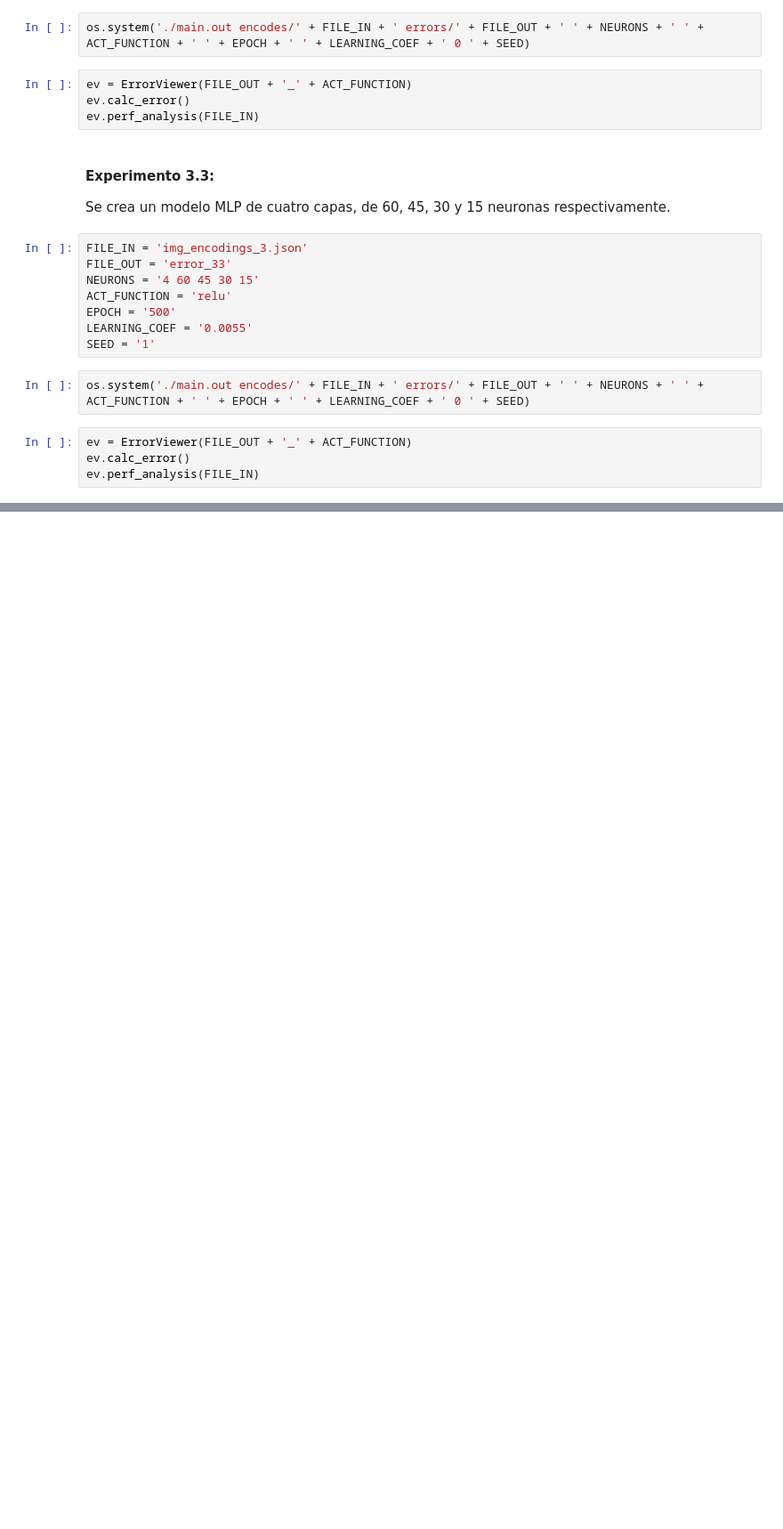
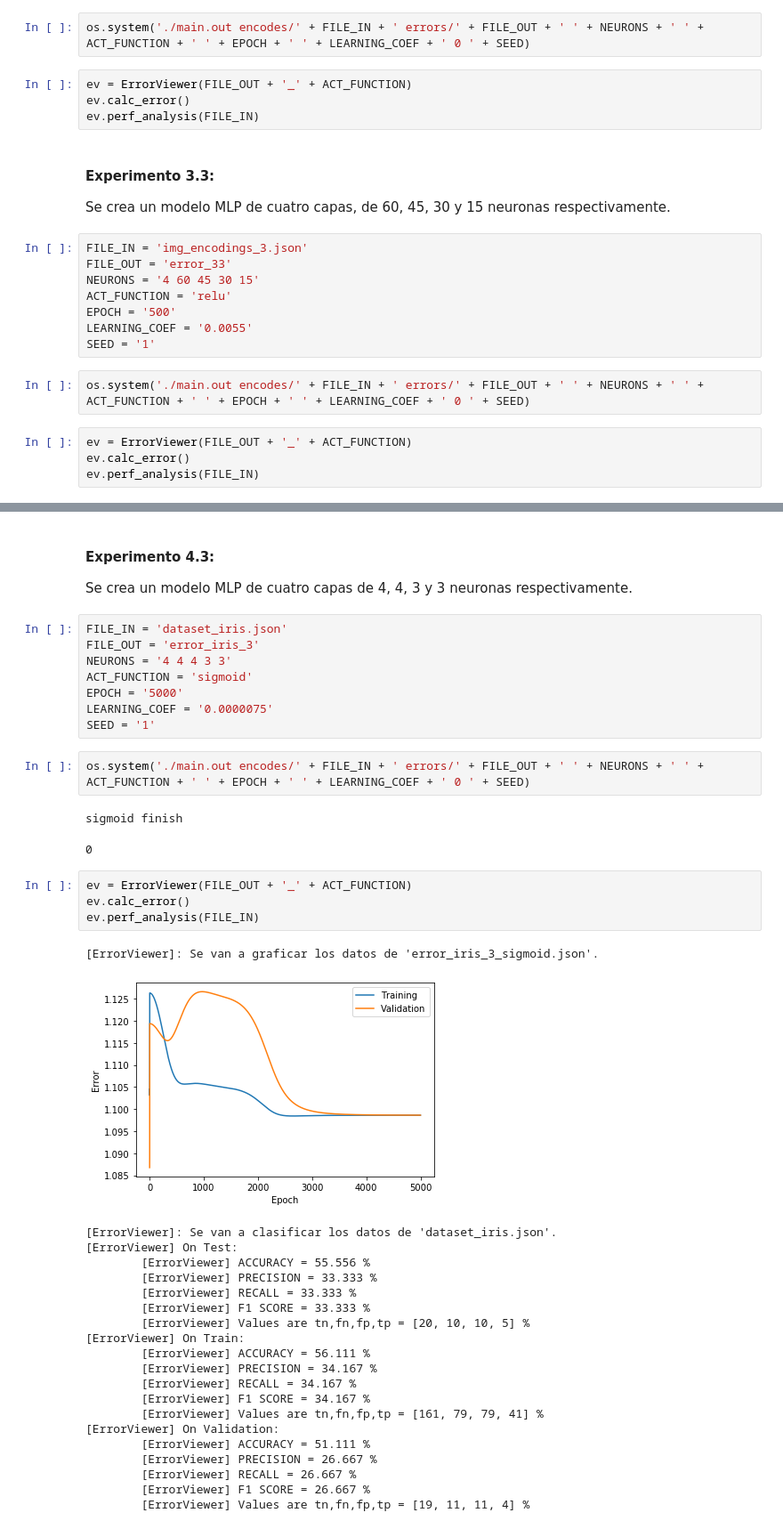
Before and after one commit to jneirar/ai_project3_group2, a Jupyter notebook: experimentation.ipynb, the cells around one changed output, grey strips where cells are left out. Shown: that part at 89% size. Cells and saved outputs as stored; diff of their text form; blank space fills up the shorter version.

```diff
--- a/experimentation.ipynb
+++ b/experimentation.ipynb
@@ -333,0 +401,42 @@ ev.perf_analysis(FILE_IN)
+# %% [markdown]
+#### Experimento 4.3:
+Se crea un modelo MLP de cuatro capas de 4, 4, 3 y 3 neuronas respectivamente.
+# %%
+FILE_IN = 'dataset_iris.json'
+FILE_OUT = 'error_iris_3'
+NEURONS = '4 4 4 3 3'
+ACT_FUNCTION = 'sigmoid'
+EPOCH = '5000'
+LEARNING_COEF = '0.0000075'
+SEED = '1'
+# %%
+os.system('./main.out encodes/' + FILE_IN + ' errors/' + FILE_OUT + ' ' + NEURONS + ' ' + ACT_FUNCTION + ' ' + EPOCH + ' ' + LEARNING_COEF + ' 0 ' + SEED)
+# %% [output]
+sigmoid finish
+0
+# %%
+ev = ErrorViewer(FILE_OUT + '_' + ACT_FUNCTION)
+ev.calc_error()
+ev.perf_analysis(FILE_IN)
+# %% [output]
+[ErrorViewer]: Se van a graficar los datos de 'error_iris_3_sigmoid.json'.
+[figure, added]
+[ErrorViewer]: Se van a clasificar los datos de 'dataset_iris.json'.
+[ErrorViewer] On Test:
+        [ErrorViewer] ACCURACY = 55.556 %
+        [ErrorViewer] PRECISION = 33.333 %
+        [ErrorViewer] RECALL = 33.333 %
+        [ErrorViewer] F1 SCORE = 33.333 %
+        [ErrorViewer] Values are tn,fn,fp,tp = [20, 10, 10, 5] %
+[ErrorViewer] On Train:
+        [ErrorViewer] ACCURACY = 56.111 %
+        [ErrorViewer] PRECISION = 34.167 %
+        [ErrorViewer] RECALL = 34.167 %
+        [ErrorViewer] F1 SCORE = 34.167 %
+        [ErrorViewer] Values are tn,fn,fp,tp = [161, 79, 79, 41] %
+[ErrorViewer] On Validation:
+        [ErrorViewer] ACCURACY = 51.111 %
+        [ErrorViewer] PRECISION = 26.667 %
+        [ErrorViewer] RECALL = 26.667 %
+        [ErrorViewer] F1 SCORE = 26.667 %
+        [ErrorViewer] Values are tn,fn,fp,tp = [19, 11, 11, 4] %
```
Also changed, not shown: parts of 22 cells of this notebook, 7 other files.
